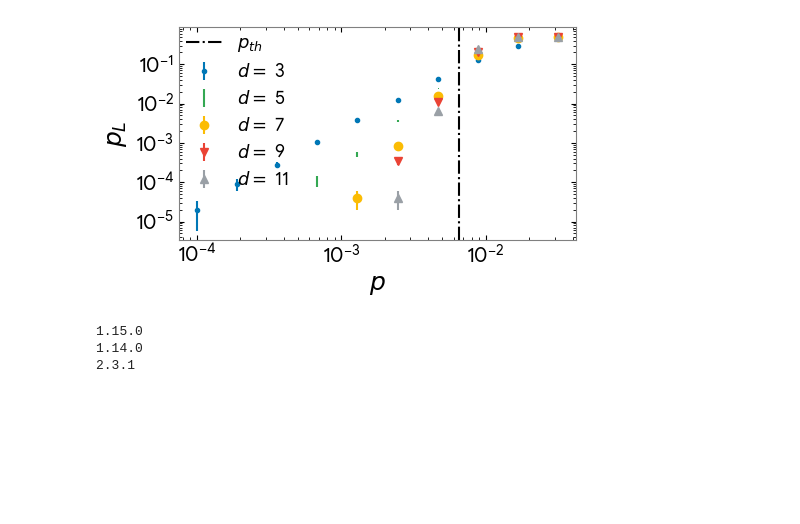
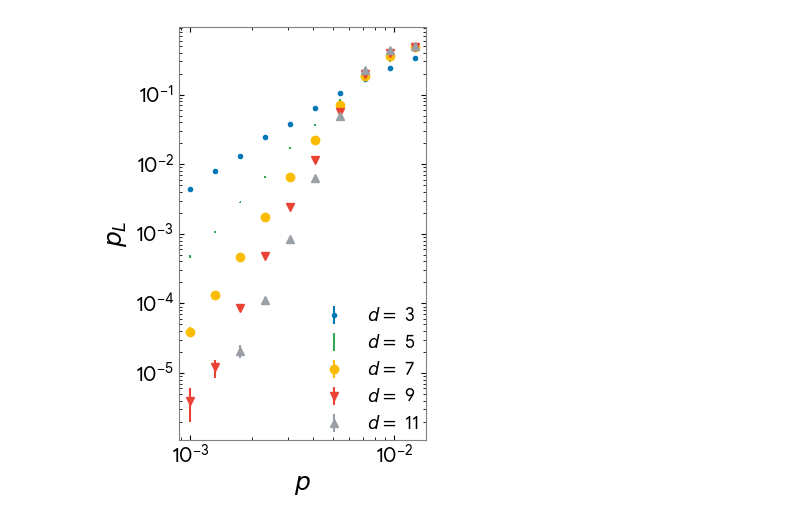
Before and after one commit to himanshu-PI/qic890, a Jupyter notebook: sc-memory.ipynb, the cells around one changed output. Cells and saved outputs as stored; diff of their text form; code cells hidden in the pictures; blank space fills up the shorter version.

Commit message:
sc-memory class 0 class 1 class 2 added

```diff
--- a/sc-memory.ipynb
+++ b/sc-memory.ipynb
@@ -216,7 +217,7 @@ def surface_code_memory(p:float, # error rate
     circ_script += stab_measurement_round
 
 
-    circ_script += measure_x(qubits=data_q_index, error_rate  = 0, reset=False)
+    circ_script += measure_x(qubits=data_q_index, error_rate  = p, reset=False)
 
     measure_record = [None for i in range(num_qubits)] # ith element is time when qubit i was measurement
 
@@ -383,13 +332,45 @@ Threshold found at 0.0065
+# %%
+from collections import defaultdict
+import numpy as np
+
+grouped = defaultdict(list)
+
+for s in samples:
+    d_val = s.json_metadata['d']
+    p_val = s.json_metadata['p']
+
+    # Handle edge case where 'errors' may be missing (as in your d=11, p=0.001)
+    errors = getattr(s, 'errors', 0) or 0
+
+    log_err = errors / s.shots
+
+    grouped[d_val].append((p_val, log_err, s.shots))
+
+for d_val in grouped:
+    grouped[d_val].sort(key=lambda x: x[0])
+
+d = sorted(grouped.keys())
+
+p = []
+log_err_rates = []
+shots_list = []
+
+for d_val in d:
+    data = grouped[d_val]
+
+    p.append(np.array([x[0] for x in data]))
+    log_err_rates.append(np.array([x[1] for x in data]))
+    shots_list.append(np.array([x[2] for x in data]))
 # %%
-fig, ax = plt.subplots(figsize=(5,3))
+fig, ax = plt.subplots(figsize=(3.5,5))
 
 
 for i in range(len(d)):
 
     log_err_di = log_err_rates[i]
-    std_err = (log_err_di * (1 - log_err_di)/shots)**0.5
+    std_err = (log_err_di * (1 - log_err_di)/shots_list[i])**0.5
 
-    ax.errorbar(p,
+    ax.errorbar(p[i],
                 log_err_rates[i],
                 yerr = std_err,
                 label = rf'$d = $ {d[i]}',
@@ -398,48 +379,36 @@ for i in range(len(d)):
                 marker = marks[i]
                 )
 
-ax.axvline(x = p_threshold, linestyle='-.', label = r'$p_{th}$', color = 'k')
+# ax.axvline(x = p_threshold, linestyle='-.', label = r'$p_{th}$', color = 'k')
 
 
 for spine in ax.spines.values():
     spine.set_edgecolor('gray')
 
 plt.tick_params(top=True, left=True, right=True, bottom=True,
                direction="in", axis='both', which='both',
                labelsize=15, color='k')
 
 ax.set_xscale('log')
 ax.set_yscale('log')
 
 font2 = {'family':'Google Sans', 'color':'black', 'size':18}
 
 plt.xlabel(r"$p$", fontdict=font2)
 plt.ylabel(r"$p_L$", fontdict=font2)
 
 
 plt.legend(
     fontsize=13,  # Slightly smaller font for external legend
     ncol=1,  # Fewer columns for vertical space
     loc='best',
     frameon=False,
     borderaxespad=0.  # Removes padding between axes and legend
 )
 
 plt.tight_layout(rect=[0, 0, 1, 1])  # Adjust right margin to make space
-plt.savefig('figs/log_err.jpeg',bbox_inches='tight', dpi = 500)
+# plt.savefig('figs/log_err_sc_memory.jpeg',bbox_inches='tight', dpi = 500)
 plt.show()
 # %% [output]
-[figure, old version]
+[figure, new version]
-# %%
-import stim, sinter, pymatching
-
-# must use this version of sinter
-
-print(stim.__version__)
-print(sinter.__version__)
-print(pymatching.__version__)
-# %% [output]
-1.15.0
-1.14.0
-2.3.1
 # %%
```
Also changed, not shown: parts of 17 cells of this notebook, 20 other files.
